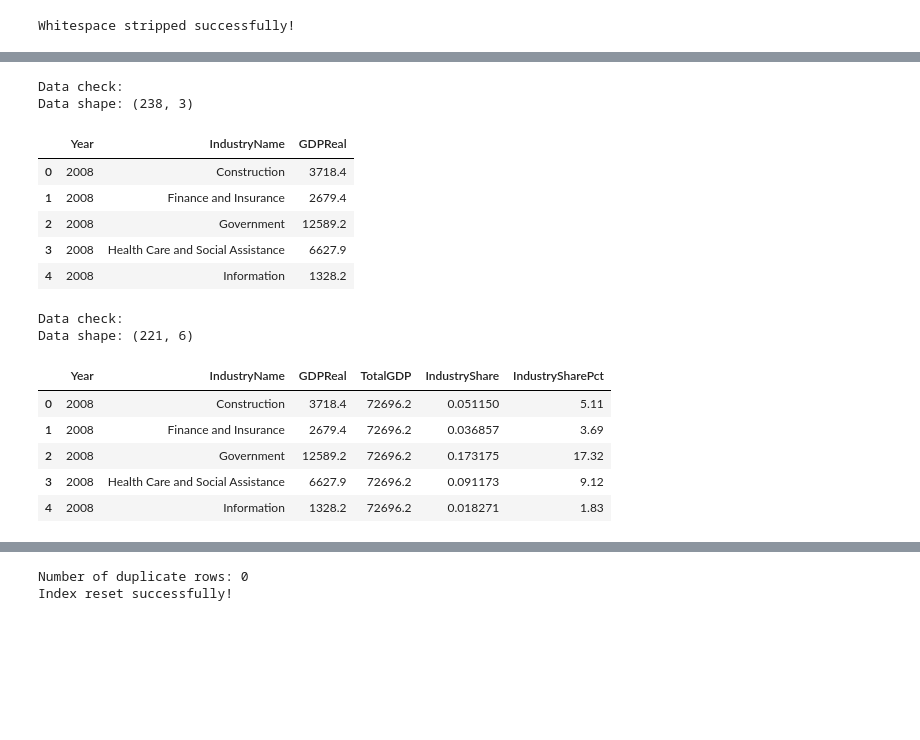
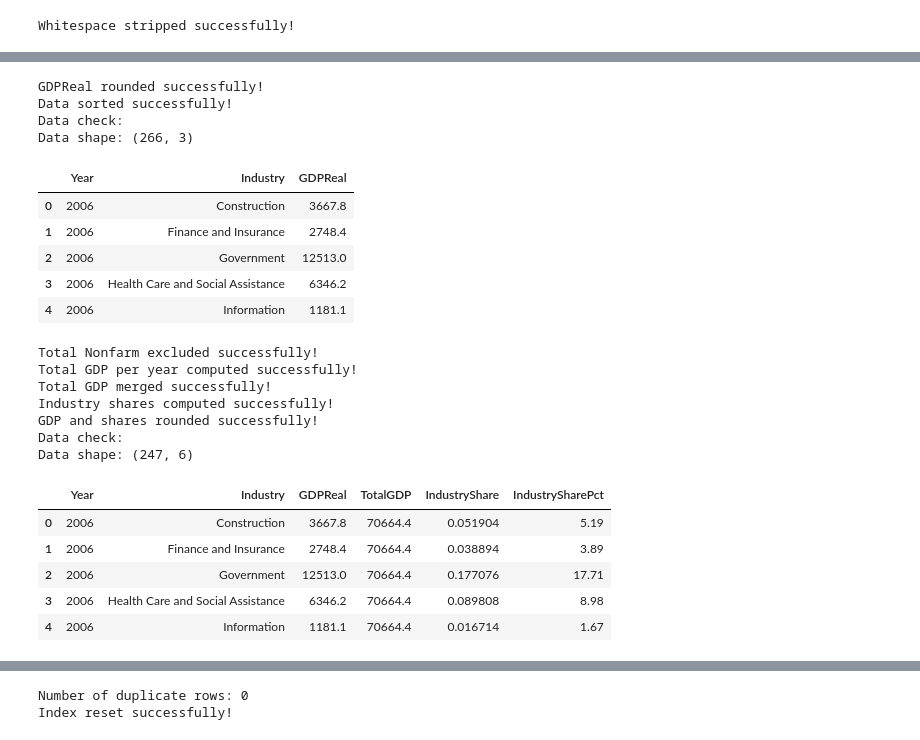
Before and after one commit to bgizzle78/nf-insights-project, a Jupyter notebook: notebooks/bea_sagdp9_wv_data_cleaning.ipynb, the cells around one changed output, grey strips where cells are left out. Cells and saved outputs as stored; diff of their text form; code cells hidden in the pictures; blank space fills up the shorter version.

```diff
--- a/notebooks/bea_sagdp9_wv_data_cleaning.ipynb
+++ b/notebooks/bea_sagdp9_wv_data_cleaning.ipynb
@@ -98,7 +103,7 @@ Data shape: (92, 22)
 id_vars = ['GeoName', 'LineCode', 'IndustryClassification', 'Description', 'Unit']
 
 # Columns to turn into rows
-value_vars = [str(y) for y in range(2008, 2025)]
+value_vars = [str(y) for y in range(2006, 2025)]
 
 sagdp9wv_long = pd.melt(
     sagdp9wv_df,
@@ -110,6 +115,8 @@ sagdp9wv_long = pd.melt(
 
 print('Data melted successfully!')
 
+# Data check
+print('Data check:')
 print('Data shape:', sagdp9wv_long.shape)
 print(sagdp9wv_long.info())
 # %% [output]
@@ -354,23 +381,33 @@ totals = sagdp9wv_long[
     sagdp9wv_long['Description'] == 'All industry total'
 ][['Year', 'Description', 'GDPReal']].copy()
 
+print('All industry total extracted successfully!')
+
 # Rename for consistency
-totals.rename(columns={'Description': 'IndustryName'}, inplace=True)
+totals.rename(columns={'Description': 'Industry'}, inplace=True)
+
+print('All industry total renamed successfully!')
 
 # Remove All industry total from subsectors before grouping
 subsectors = sagdp9wv_long[sagdp9wv_long['Description'] != 'All industry total'].copy()
-subsectors = subsectors.dropna(subset=['IndustryName'])
+subsectors = subsectors.dropna(subset=['Industry'])
+
+print('All industry total dropped successfully!')
 
 # Sum subsectors by year and mapped industry
 grouped = subsectors.groupby(
-    ['Year', 'IndustryName'],
+    ['Year', 'Industry'],
     as_index=False
 )['GDPReal'].sum()
 
+print('Subsectors grouped and summed successfully!')
+
 # Add Total Nonfarm to grouped table
 total_nonfarm = totals.copy()
-total_nonfarm['IndustryName'] = 'Total Nonfarm'
-sagdp9wv_grouped = pd.concat([grouped, total_nonfarm[['Year','IndustryName','GDPReal']]], ignore_index=True)
+total_nonfarm['Industry'] = 'Total Nonfarm'
+sagdp9wv_grouped = pd.concat([grouped, total_nonfarm[['Year','Industry','GDPReal']]], ignore_index=True)
+
+print('Total Nonfarm added successfully!')
 
 # Data check
 print('Data check:')
@@ -389,57 +431,78 @@ Data shape: (238, 3)
 # Round gdp values
 sagdp9wv_grouped['GDPReal'] = sagdp9wv_grouped['GDPReal'].round(1)
 
+print('GDPReal rounded successfully!')
+
 # Sort by Year and IndustryName
 sagdp9wv_grouped = sagdp9wv_grouped.sort_values(
-    ['Year', 'IndustryName']
+    ['Year', 'Industry']
 )
+
+print('Data sorted successfully!')
 
 # Data check
 print('Data check:')
 print('Data shape:', sagdp9wv_grouped.shape)
 sagdp9wv_grouped.head()
 # %% [output]
+GDPReal rounded successfully!
+Data sorted successfully!
 Data check:
-Data shape: (238, 3)
+Data shape: (266, 3)
-|  | Year | IndustryName | GDPReal |
-| 0 | 2008 | Construction | 3718.4 |
-| 1 | 2008 | Finance and Insurance | 2679.4 |
-| 2 | 2008 | Government | 12589.2 |
-| 3 | 2008 | Health Care and Social Assistance | 6627.9 |
-| 4 | 2008 | Information | 1328.2 |
+|  | Year | Industry | GDPReal |
+| 0 | 2006 | Construction | 3667.8 |
+| 1 | 2006 | Finance and Insurance | 2748.4 |
+| 2 | 2006 | Government | 12513.0 |
+| 3 | 2006 | Health Care and Social Assistance | 6346.2 |
+| 4 | 2006 | Information | 1181.1 |
 # %%
 # Exclude Total Nonfarm from industry share calculation
-top_level_rows = sagdp9wv_grouped[sagdp9wv_grouped['IndustryName'] != 'Total Nonfarm'].copy()
+top_level_rows = sagdp9wv_grouped[sagdp9wv_grouped['Industry'] != 'Total Nonfarm'].copy()
+
+print('Total Nonfarm excluded successfully!')
 
 # Compute total GDP per year from top-level industries
 total_gdp_per_year = top_level_rows.groupby('Year')['GDPReal'].sum().reset_index()
 total_gdp_per_year.rename(columns={'GDPReal': 'TotalGDP'}, inplace=True)
 
+print('Total GDP per year computed successfully!')
+
 # Merge TotalGDP back into top-level rows
 sagdp9wv_clean = top_level_rows.merge(total_gdp_per_year, on='Year', how='left')
+
+print('Total GDP merged successfully!')
 
 # Compute industry shares
 sagdp9wv_clean['IndustryShare'] = sagdp9wv_clean['GDPReal'] / sagdp9wv_clean['TotalGDP']
 sagdp9wv_clean['IndustrySharePct'] = sagdp9wv_clean['IndustryShare'] * 100
+
+print('Industry shares computed successfully!')
 
 # Round GDP and shares for readability
 sagdp9wv_clean['GDPReal'] = sagdp9wv_clean['GDPReal'].round(1)
 sagdp9wv_clean['IndustryShare'] = sagdp9wv_clean['IndustryShare'].round(6)
 sagdp9wv_clean['IndustrySharePct'] = sagdp9wv_clean['IndustrySharePct'].round(2)
 
-# Check the result
+print('GDP and shares rounded successfully!')
+
+# Data check
 print('Data check:')
 print('Data shape:', sagdp9wv_clean.shape)
 sagdp9wv_clean.head()
 # %% [output]
+Total Nonfarm excluded successfully!
+Total GDP per year computed successfully!
+Total GDP merged successfully!
+Industry shares computed successfully!
+GDP and shares rounded successfully!
 Data check:
-Data shape: (221, 6)
+Data shape: (247, 6)
-|  | Year | IndustryName | GDPReal | TotalGDP | IndustryShare | IndustrySharePct |
-| 0 | 2008 | Construction | 3718.4 | 72696.2 | 0.051150 | 5.11 |
-| 1 | 2008 | Finance and Insurance | 2679.4 | 72696.2 | 0.036857 | 3.69 |
-| 2 | 2008 | Government | 12589.2 | 72696.2 | 0.173175 | 17.32 |
-| 3 | 2008 | Health Care and Social Assistance | 6627.9 | 72696.2 | 0.091173 | 9.12 |
-| 4 | 2008 | Information | 1328.2 | 72696.2 | 0.018271 | 1.83 |
+|  | Year | Industry | GDPReal | TotalGDP | IndustryShare | IndustrySharePct |
+| 0 | 2006 | Construction | 3667.8 | 70664.4 | 0.051904 | 5.19 |
+| 1 | 2006 | Finance and Insurance | 2748.4 | 70664.4 | 0.038894 | 3.89 |
+| 2 | 2006 | Government | 12513.0 | 70664.4 | 0.177076 | 17.71 |
+| 3 | 2006 | Health Care and Social Assistance | 6346.2 | 70664.4 | 0.089808 | 8.98 |
+| 4 | 2006 | Information | 1181.1 | 70664.4 | 0.016714 | 1.67 |
 # %%
 # Sum GDPReal for each year across top-level industries only (exclude Total Nonfarm)
 yearly_totals = sagdp9wv_clean.groupby('Year')['GDPReal'].sum().reset_index()
```
Also changed, not shown: parts of 19 cells of this notebook, 2 other files.
